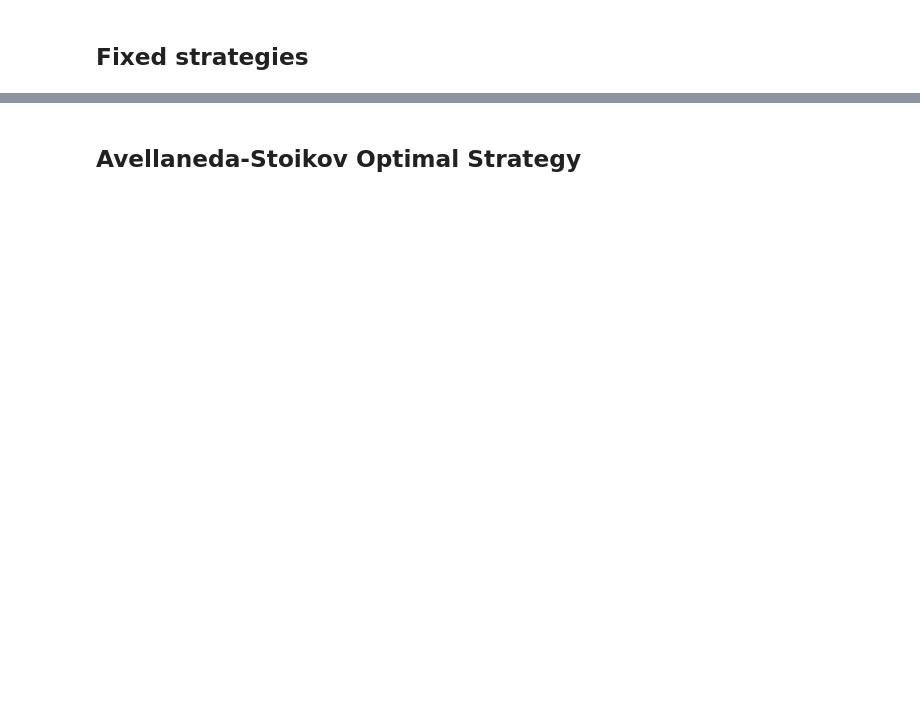
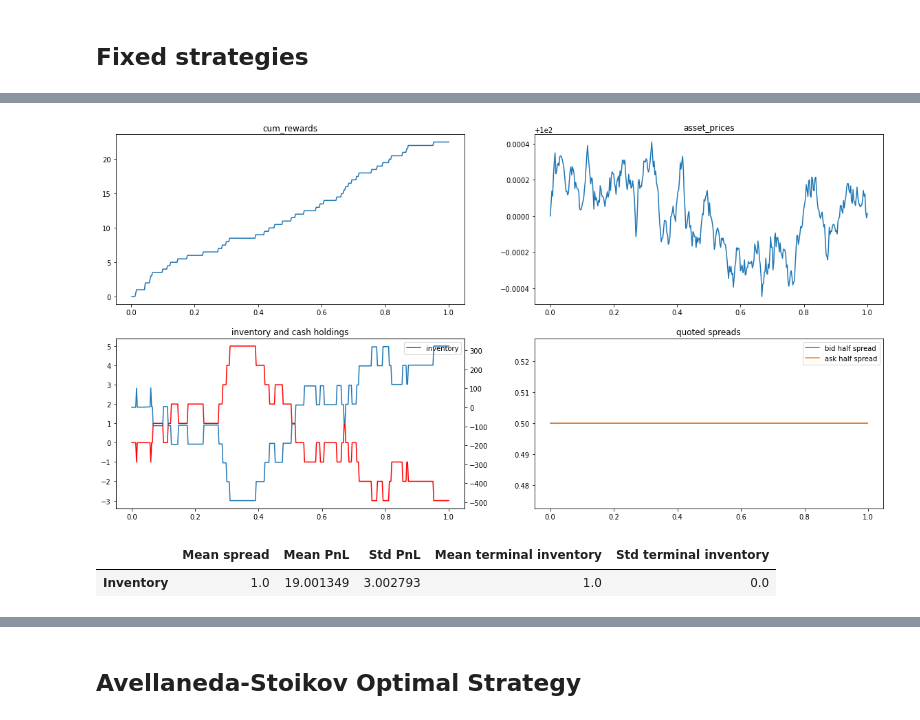
Before and after one commit to JJJerome/mbt_gym, a Jupyter notebook: Avellaneda-Stoikov.ipynb, the cells around one changed output, grey strips where cells are left out. Cells and saved outputs as stored; diff of their text form; code cells hidden in the pictures; blank space fills up the shorter version.

```diff
--- a/Avellaneda-Stoikov.ipynb
+++ b/Avellaneda-Stoikov.ipynb
@@ -78,0 +109,5 @@ plt.show()
+# %%
+agent = FixedActionAgent(np.array([.5,.5]))
+plot_trajectory(as_env,agent)
+# %% [output]
+[figure, added]
@@ -78,0 +116,5 @@ plt.show()
+# %%
+results
+# %% [output]
+|  | Mean spread | Mean PnL | Std PnL | Mean terminal inventory | Std terminal inventory |
+| Inventory | 1.0 | 19.001349 | 3.002793 | 1.0 | 0.0 |
```
Also changed, not shown: parts of 32 cells of this notebook, 4 other files.
